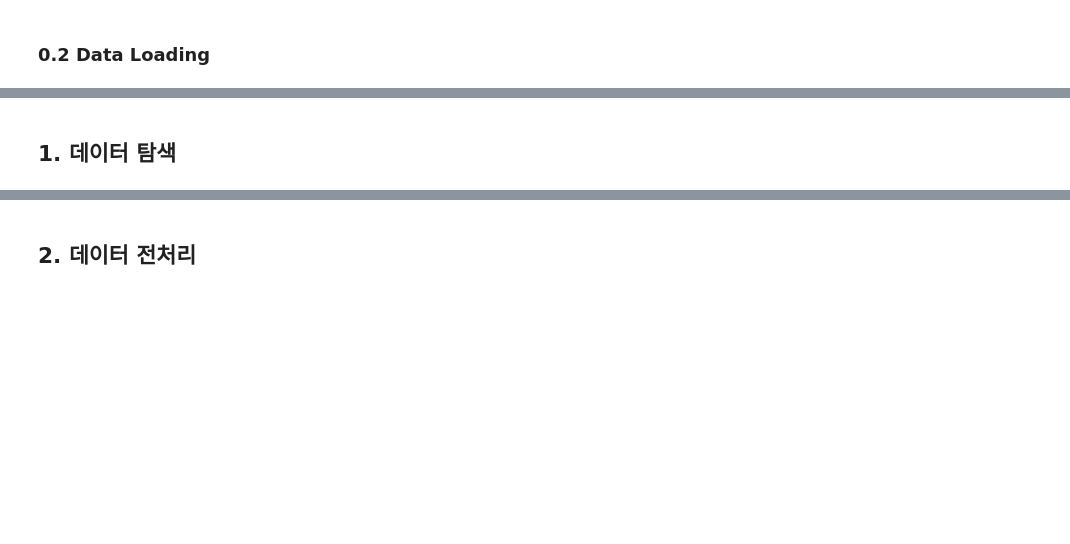
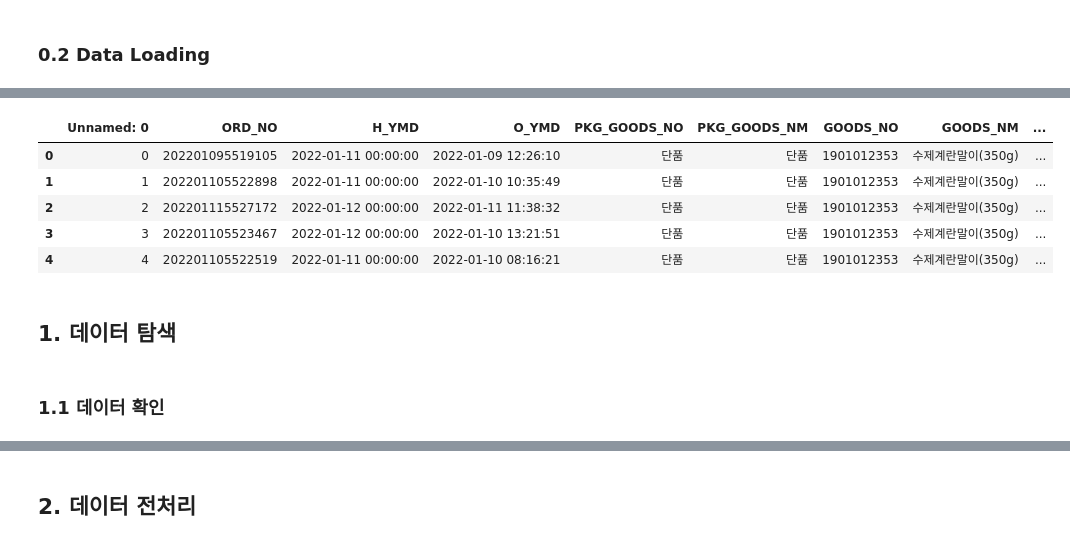
Before and after one commit to olsunghyun0416/Dongwon_Project, a Jupyter notebook: 더반찬_주문량예측.ipynb, the cells around one changed output, grey strips where cells are left out. Cells and saved outputs as stored; diff of their text form; code cells hidden in the pictures; blank space fills up the shorter version.

```diff
--- a/더반찬_주문량예측.ipynb
+++ b/더반찬_주문량예측.ipynb
@@ -41,2 +90,16 @@
+# %%
+# 카피 데이터 생성
+copy_data = raw_data.copy()
+
+copy_data.head()
+# %% [output]
+|  | Unnamed: 0 | ORD_NO | H_YMD | O_YMD | PKG_GOODS_NO | PKG_GOODS_NM | GOODS_NO | GOODS_NM | ... |
+| 0 | 0 | 202201095519105 | 2022-01-11 00:00:00 | 2022-01-09 12:26:10 | 단품 | 단품 | 1901012353 | 수제계란말이(350g) | ... |
+| 1 | 1 | 202201105522898 | 2022-01-11 00:00:00 | 2022-01-10 10:35:49 | 단품 | 단품 | 1901012353 | 수제계란말이(350g) | ... |
+| 2 | 2 | 202201115527172 | 2022-01-12 00:00:00 | 2022-01-11 11:38:32 | 단품 | 단품 | 1901012353 | 수제계란말이(350g) | ... |
+| 3 | 3 | 202201105523467 | 2022-01-12 00:00:00 | 2022-01-10 13:21:51 | 단품 | 단품 | 1901012353 | 수제계란말이(350g) | ... |
+| 4 | 4 | 202201105522519 | 2022-01-11 00:00:00 | 2022-01-10 08:16:21 | 단품 | 단품 | 1901012353 | 수제계란말이(350g) | ... |
 # %% [markdown]
 ## 1. 데이터 탐색
+# %% [markdown]
+### 1.1 데이터 확인
```
Also changed, not shown: parts of 30 cells of this notebook.
